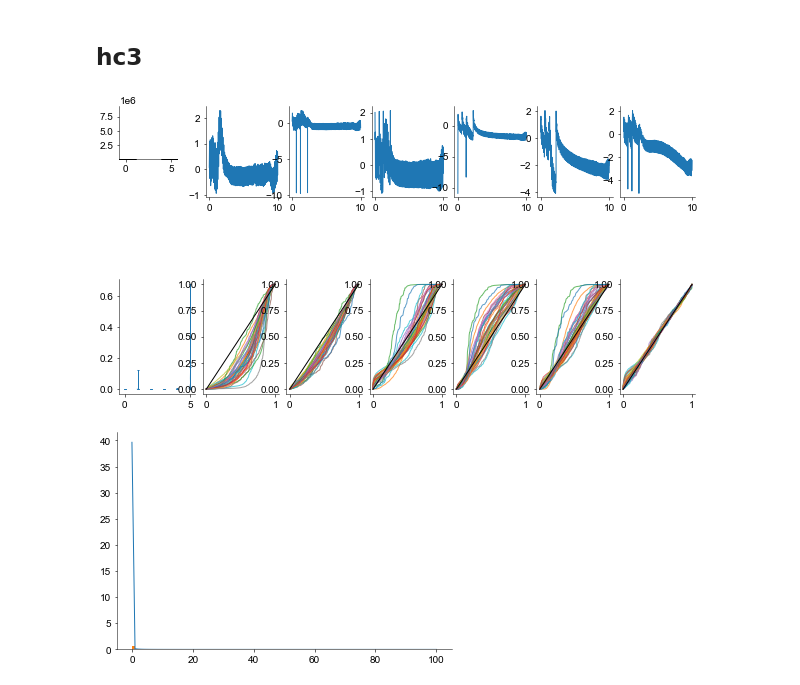
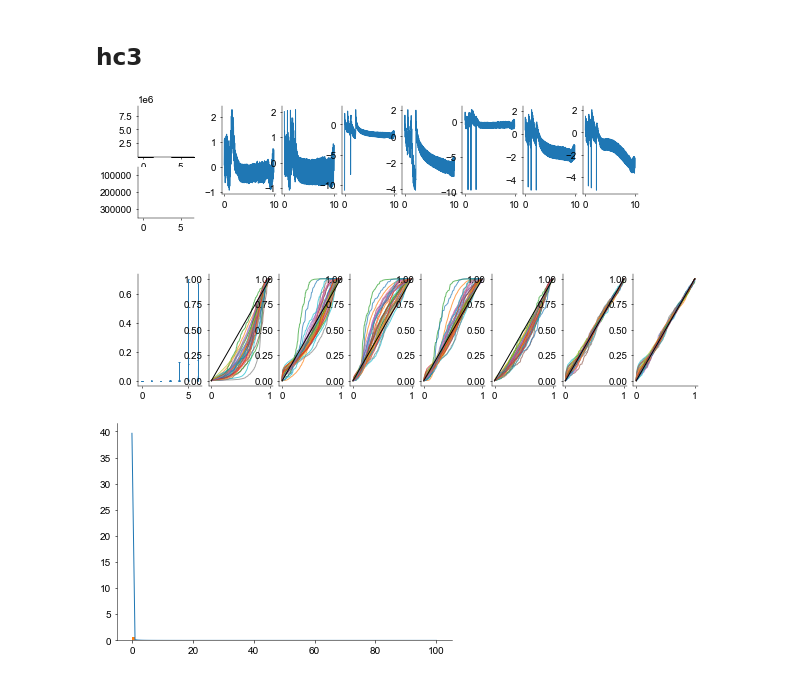
Before and after one commit to davindicode/nonparametric-nonrenewal-process, a Jupyter notebook: scripts/plots/plots.ipynb, the cells around one changed output. Saved outputs shown, nothing was run; the diff lists cells and outputs as text; code cells hidden in the pictures.

Commit message:
plotting

```diff
--- a/scripts/plots/plots.ipynb
+++ b/scripts/plots/plots.ipynb
@@ -401,0 +415,2 @@ array([0.8467633, 1.7683899, 1.2289314, 1.4755108, 1.0157384, 0.9616031,
+# %%
+reg_config_names = list(results["regression"].keys())
@@ -551,7 +600,7 @@ NameError: name 'reg_config_names' is not defined
 ## th1
 # %%
 datadir = '../saves/'
-name = 'synthetic_results'
+name = 'results_th1'
 
 results = pickle.load(
     open(datadir + name + ".p", "rb")
@@ -586,15 +635,15 @@ ax.bar(np.arange(mdls), means, yerr=sems,
        align='center', alpha=0.5, ecolor='black', capsize=10)
 ax.set_ylim(7.5 * 1e4)
 
-# ax = fig.add_subplot(spec[1, 0])
-# means = train_lls
-# ax.bar(np.arange(mdls), means,
-#        align='center', alpha=0.5, ecolor='black', capsize=10)
-# ax.set_ylim(3.5 * 1e5)
+ax = fig.add_subplot(spec[1, 0])
+means = train_lls
+ax.bar(np.arange(mdls), means,
+       align='center', alpha=0.5, ecolor='black', capsize=10)
+ax.set_ylim(3.5 * 1e5)
 
 
 
-widths = [1, 1, 1, 1, 1, 1]
+widths = [1] * (len(reg_config_names) + 1)
 heights = [1, 0.1]
 
 spec = fig.add_gridspec(ncols=len(widths), nrows=len(heights), width_ratios=widths,
@@ -615,7 +664,7 @@ for en, n in enumerate(reg_config_names):
 
 
 ### KS statistics ###
-widths = [1, 1, 1, 1, 1, 1, 1]
+widths = [1] * (len(reg_config_names) + 1)
 heights = [1]
 
 spec = fig.add_gridspec(ncols=len(widths), nrows=len(heights), width_ratios=widths,
@@ -624,7 +673,7 @@ spec = fig.add_gridspec(ncols=len(widths), nrows=len(heights), width_ratios=widt
 
 ax = fig.add_subplot(spec[0, 0])
 
-mdls = len(reg_config_names[:1])
+mdls = len(reg_config_names[:])
 p_vals = [regression_dict[n]['KS_p_value'] for n in reg_config_names]
 #p_vals = [[0 if v is None else v for v in d] for d in p_vals]
 
@@ -653,7 +704,7 @@ plt.show()
 ## hc3
 # %%
 datadir = '../saves/'
-name = 'hc3_results'
+name = 'results_hc3'
 
 results = pickle.load(
     open(datadir + name + ".p", "rb")
@@ -688,15 +739,15 @@ ax.bar(np.arange(mdls), means, yerr=sems,
        align='center', alpha=0.5, ecolor='black', capsize=10)
 ax.set_ylim(7.5 * 1e4)
 
-# ax = fig.add_subplot(spec[1, 0])
-# means = train_lls
-# ax.bar(np.arange(mdls), means,
-#        align='center', alpha=0.5, ecolor='black', capsize=10)
-# ax.set_ylim(3.5 * 1e5)
+ax = fig.add_subplot(spec[1, 0])
+means = train_lls
+ax.bar(np.arange(mdls), means,
+       align='center', alpha=0.5, ecolor='black', capsize=10)
+ax.set_ylim(3.5 * 1e5)
 
 
 
-widths = [1, 1, 1, 1, 1, 1]
+widths = [1] * (len(reg_config_names) + 1)
 heights = [1, 0.1]
 
 spec = fig.add_gridspec(ncols=len(widths), nrows=len(heights), width_ratios=widths,
@@ -717,42 +768,42 @@ for en, n in enumerate(reg_config_names):
 
 
 ### KS statistics ###
-widths = [1, 1, 1, 1, 1, 1, 1]
+widths = [1] * (len(reg_config_names) + 1)
 heights = [1]
 
 spec = fig.add_gridspec(ncols=len(widths), nrows=len(heights), width_ratios=widths,
                         height_ratios=heights, top=0.4, bottom=0.0,
                         left=0.0, right=1., wspace=0.1)
 
 ax = fig.add_subplot(spec[0, 0])
 
-mdls = len(reg_config_names)
+mdls = len(reg_config_names[:])
 p_vals = [regression_dict[n]['KS_p_value'] for n in reg_config_names]
 #p_vals = [[0 if v is None else v for v in d] for d in p_vals]
 
 ax.violinplot(
     p_vals, list(range(mdls)), points=20, widths=0.3,
     showmeans=True, showextrema=True, showmedians=True,
     bw_method=1e-2, #'silverman',
 )
 
 for en, n in enumerate(reg_config_names):
     quantiles = regression_dict[n]['KS_quantiles']
 
     ax = fig.add_subplot(spec[0, en + 1])
     for n in range(len(quantiles)):
         if quantiles[n] is not None:
             ax.plot(np.linspace(0., 1., len(quantiles[n])), quantiles[n], alpha=0.7)
     ax.plot(np.linspace(0., 1., 100), np.linspace(0., 1., 100), c='k')
 
 
 
 
 
 
 plt.show()
 # %% [output]
-[figure, old version]
+[figure, new version]
 # %%
 def get_renewal(renewal_type, neurons, dt):
     if renewal_type == 'gamma':
```
Also changed, not shown: parts of 18 cells of this notebook, 2 other files.
